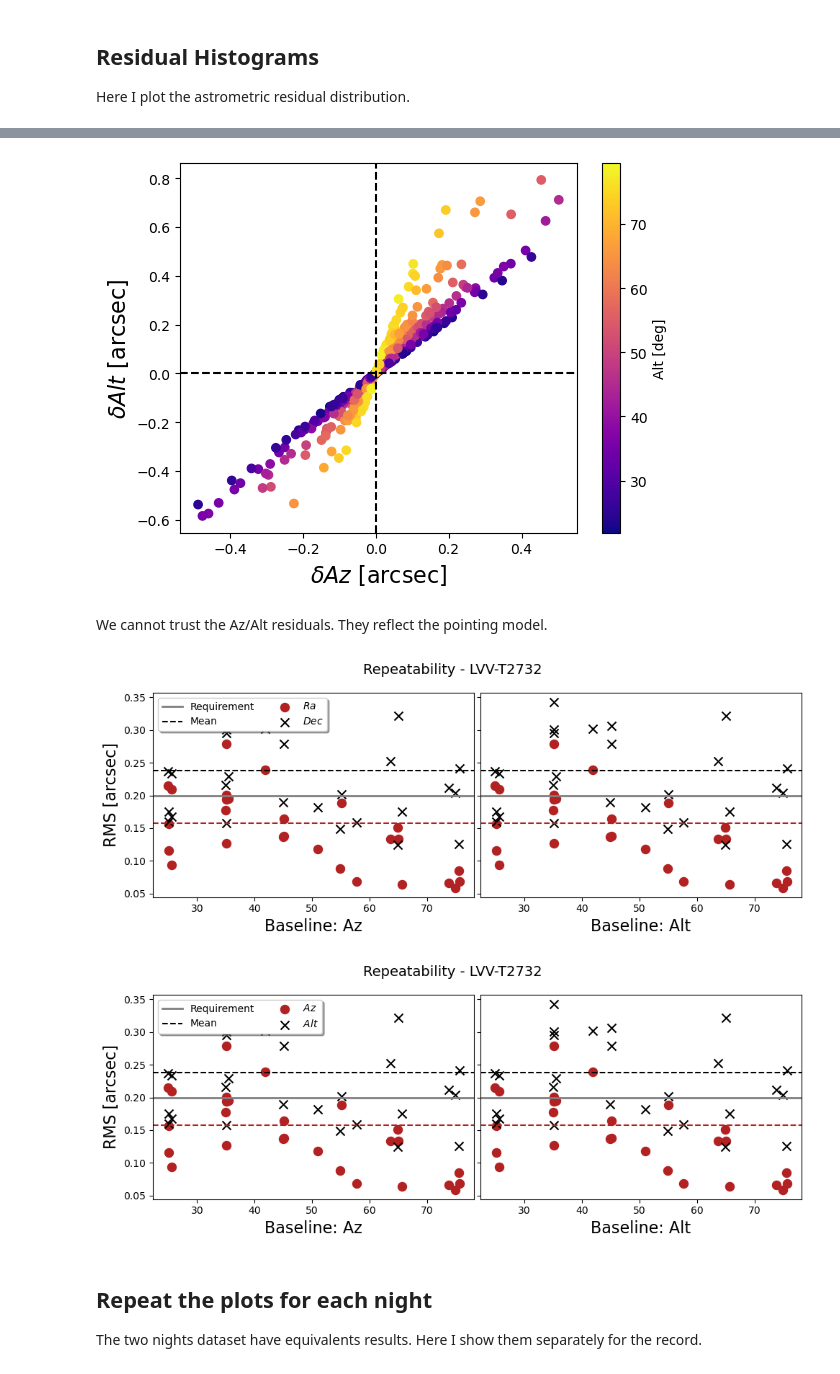
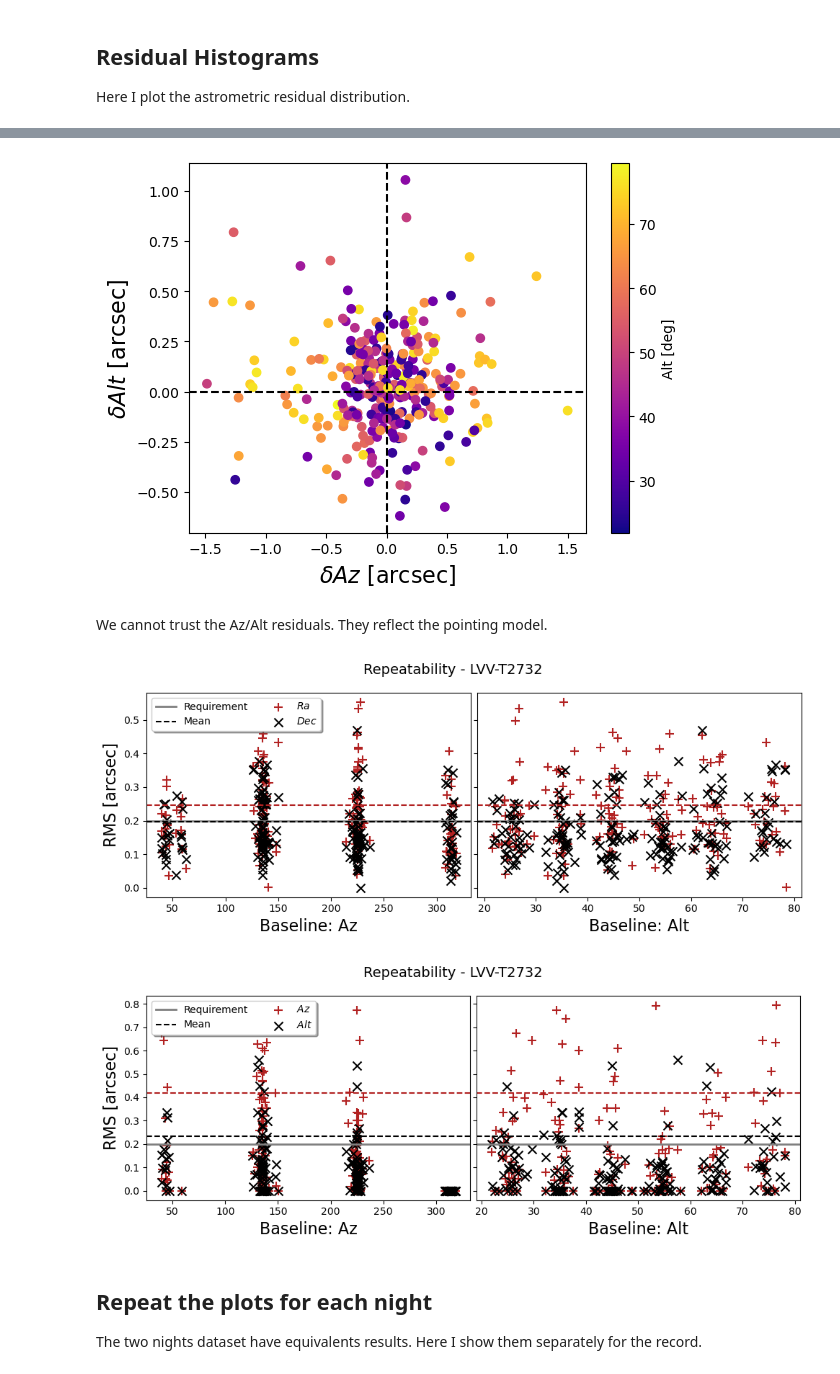
Before and after one commit to estevesjh/ComScratchStuff, a Jupyter notebook: starTracker/slewSettleTests/LVV-T2732_analysis_repeatability_report.ipynb, the cells around one changed output, grey strips where cells are left out. Cells and saved outputs as stored; diff of their text form; code cells hidden in the pictures.

```diff
--- a/starTracker/slewSettleTests/LVV-T2732_analysis_repeatability_report.ipynb
+++ b/starTracker/slewSettleTests/LVV-T2732_analysis_repeatability_report.ipynb
@@ -16,7 +16,7 @@ import numpy as np
 Each row it's a image taken. The baseline are the mean values over three images. The residuals are the difference from the mean.
 # %%
 today = '2023-03-09'
-df1 = pd.read_csv('tmp/repeatability_%s.csv'%today, index_col=0)
+df1 = pd.read_csv('tmp/repeatability_wo_drift_%s.csv'%today, index_col=0)
 # df1 = pd.read_csv('tmp/repeatability_pnt_model_corr_2023-03-09.csv', index_col=0)
 df1['night'] = today
 df1
@@ -37,6 +37,6 @@ df1
 # %%
 today = '2023-03-17'
-df2 = pd.read_csv('tmp/repeatability_%s.csv'%today, index_col=0)
+df2 = pd.read_csv('tmp/repeatability_wo_drift_%s.csv'%today, index_col=0)
 df2['night'] = today
 df2['Snakes']+=10 # to make different from night 1
 df2
@@ -163,5 +177,6 @@ plt.savefig('figures/residual2d_radec.png',dpi=120)
 # %%
-ix = np.argsort(res_ra)
+# ix = np.argsort(res_ra)
+ix = np.where((np.abs(res_az)<1.5)&(np.abs(res_alt)<1.5))
 plt.scatter(res_az[ix], res_alt[ix], c=base_alt[ix], cmap='plasma')
 plt.axvline(0,color='k',ls='--')
 plt.axhline(0,color='k',ls='--')
@@ -171,7 +186,7 @@ plt.ylabel(r'$\delta Alt$ [arcsec]',fontsize=16)
 plt.colorbar(label='Alt [deg]')
 plt.savefig('figures/residual2d_altaz.png',dpi=120)
 # %% [output]
-[figure, old version]
+[figure, new version]
 # %% [markdown]
 We cannot trust the Az/Alt residuals. They reflect the pointing model.
 # %%
@@ -185,6 +200,8 @@ stds = np.array(stds)
 # %%
 fig, (ax1, ax2) = plt.subplots(1,2, figsize=(10,4), sharey='all')
 
+jra = np.nanstd(res_ra)
+jdec = np.nanstd(res_dec)
 
 ax1.axhline(0.2, color='gray', lw=2, label='Requirement')
 ax2.axhline(0.2, color='gray', lw=2, label='Requirement')
@@ -195,8 +212,8 @@ ax2.axhline(jdec, c='k', ls='--')
 ax1.axhline(jra, c='firebrick', ls='--')
 ax1.axhline(jdec, c='k', ls='--',label='Mean')
 
-ax1.scatter(base_az[sids], stds[:,0], c='firebrick', s=75, label=r'$Ra$')
-ax2.scatter(base_alt[sids], stds[:,0], c='firebrick', s=75)
+ax1.scatter(base_az[sids], stds[:,0], c='firebrick', marker='+', s=75, label=r'$Ra$')
+ax2.scatter(base_alt[sids], stds[:,0], c='firebrick', marker='+', s=75)
 
 ax1.scatter(base_az[sids], stds[:,1], c='k', marker='x', s=75, label=r'$Dec$')
 ax2.scatter(base_alt[sids], stds[:,1], c='k', marker='x', s=75)
@@ -213,47 +230,50 @@ fig.tight_layout()
 fig.subplots_adjust(wspace=0.02)
 plt.savefig('figures/scatter_radec_azalt.png',dpi=120)
 # %% [output]
-[figure, old version]
+[figure, new version]
 # %%
+sel =(np.abs(res_az)<1.5)&(np.abs(res_alt)<1.5)
 sunique, sids, counts = np.unique(snakes, return_index=True, return_counts=True)
-keys = [np.where(snakes==gi)[0] for gi in sunique]
+keys = [np.where(snakes[sel]==gi)[0] for gi in sunique]
 
 stds = []
 for ix in keys:
-    stds.append([np.nanstd(res_az[ix]),np.nanstd(res_alt[ix])])
+    stds.append([np.nanstd(res_az[sel][ix]),np.nanstd(res_alt[sel][ix])])
 stds = np.array(stds)
 # %%
 fig, (ax1, ax2) = plt.subplots(1,2, figsize=(10,4), sharey='all')
 
+jra = np.nanstd(res_az[sel])
+jdec = np.nanstd(res_alt[sel])
 
 ax1.axhline(0.2, color='gray', lw=2, label='Requirement')
 ax2.axhline(0.2, color='gray', lw=2, label='Requirement')
 
 ax2.axhline(jra, c='firebrick', ls='--')
 ax2.axhline(jdec, c='k', ls='--')
 
 ax1.axhline(jra, c='firebrick', ls='--')
 ax1.axhline(jdec, c='k', ls='--',label='Mean')
 
-ax1.scatter(base_az[sids], stds[:,0], c='firebrick', s=75, label=r'$Az$')
-ax2.scatter(base_alt[sids], stds[:,0], c='firebrick', s=75)
+ax1.scatter(base_az[sids], stds[:,0], c='firebrick', marker='+', s=75, label=r'$Az$')
+ax2.scatter(base_alt[sids], stds[:,0], c='firebrick', marker='+', s=75)
 
 ax1.scatter(base_az[sids], stds[:,1], c='k', marker='x', s=75, label=r'$Alt$')
 ax2.scatter(base_alt[sids], stds[:,1], c='k', marker='x', s=75)
 
 # ax1.set_ylim(0.,1.0)
 ax1.legend(loc=2, ncol=2, fancybox=True, shadow=True)
 # ax2.legend(loc=1)
 
 ax1.set_ylabel('RMS [arcsec]',fontsize=16)
 ax1.set_xlabel('Baseline: Az',fontsize=16)
 ax2.set_xlabel('Baseline: Alt',fontsize=16)
 fig.suptitle('Repeatability - LVV-T2732',fontsize=14)
 fig.tight_layout()
 fig.subplots_adjust(wspace=0.02)
 plt.savefig('figures/scatter_azalt_azalt.png',dpi=120)
 # %% [output]
-[figure, old version]
+[figure, new version]
 # %% [markdown]
 ## Repeat the plots for each night
 
```
Also changed, not shown: parts of 12 cells of this notebook, 25 other files.
